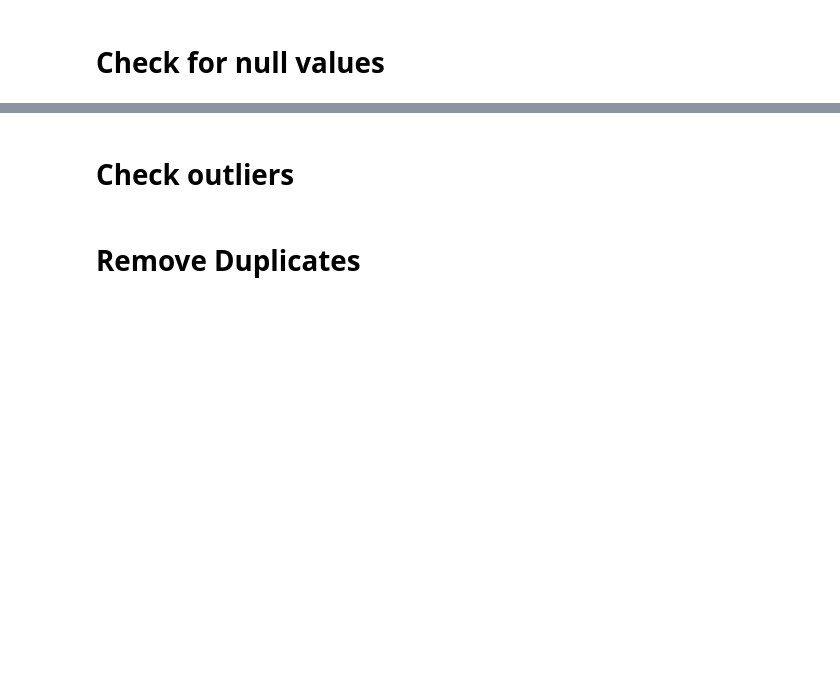
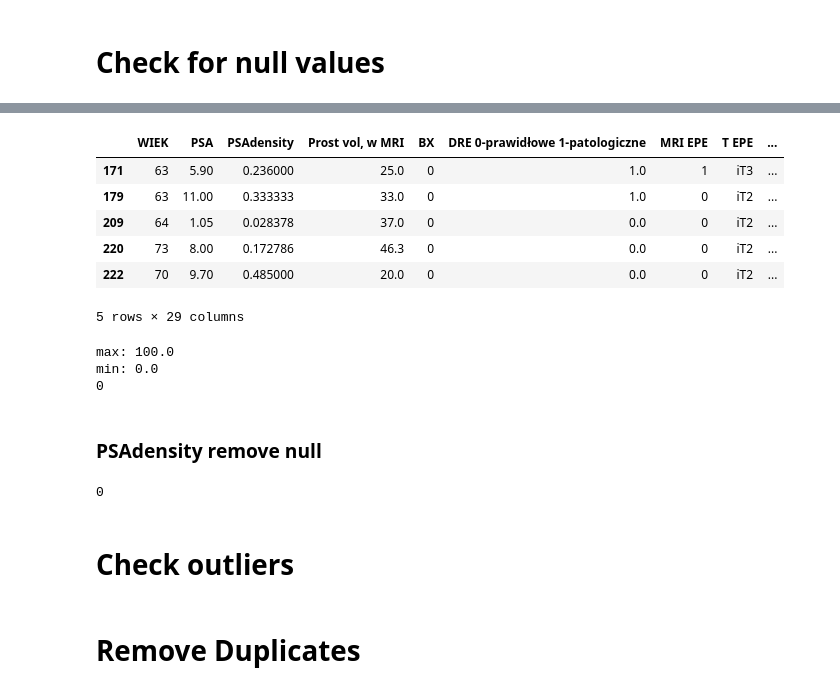
Before and after one commit to PiotrRenk/microscopic-epe-proj, a Jupyter notebook: notebooks/dataset_preprocessing_studenciaki.ipynb, the cells around one changed output, grey strips where cells are left out. Saved outputs shown, nothing was run; the diff lists cells and outputs as text; code cells hidden in the pictures; blank space fills up the shorter version.

```diff
--- a/notebooks/dataset_preprocessing_studenciaki.ipynb
+++ b/notebooks/dataset_preprocessing_studenciaki.ipynb
@@ -122,2 +158,39 @@ Length: 149, dtype: int64
+# %%
+df[df["PIRADS score - zmiana dominująca (IL)"].isnull()]
+# %% [output]
+|  | WIEK | PSA | PSAdensity | Prost vol, w MRI | BX | DRE 0-prawidłowe 1-patologiczne | MRI EPE | T EPE | ... |
+| 171 | 63 | 5.90 | 0.236000 | 25.0 | 0 | 1.0 | 1 | iT3 | ... |
+| 179 | 63 | 11.00 | 0.333333 | 33.0 | 0 | 1.0 | 0 | iT2 | ... |
+| 209 | 64 | 1.05 | 0.028378 | 37.0 | 0 | 0.0 | 0 | iT2 | ... |
+| 220 | 73 | 8.00 | 0.172786 | 46.3 | 0 | 0.0 | 0 | iT2 | ... |
+| 222 | 70 | 9.70 | 0.485000 | 20.0 | 0 | 0.0 | 0 | iT2 | ... |
+5 rows × 29 columns
+# %%
+#print(df["% zajęcia wycinków (CEL)"])
+is_true = df["% zajęcia wycinków (CEL)"] == "0z10"
+#print(df[is_true])
+df.loc[30, "% zajęcia wycinków (CEL)"] = "0.0"
+df["% zajęcia wycinków (CEL)"] = df["% zajęcia wycinków (CEL)"].astype(float)
+max = df["% zajęcia wycinków (CEL)"].max()
+print(f"max: {max}")
+min = df["% zajęcia wycinków (CEL)"].min()
+print(f"min: {min}")
+mask = df["% zajęcia wycinków (CEL)"].isnull()
+mask.sum()
+df.loc[mask, "% zajęcia wycinków (CEL)"] = np.random.randint(int(min), int(max)+1, size=mask.sum())
+print(df["% zajęcia wycinków (CEL)"].isnull().sum())
+# %% [output]
+max: 100.0
+min: 0.0
+0
+# %% [markdown]
+### PSAdensity remove null
+# %%
+df.isnull().sum()
+k = df["PSAdensity"].isnull()
+df.loc[k, "PSAdensity"] = df["PSAdensity"].mean()
+print(df["PSAdensity"].isnull().sum())
+# %% [output]
+0
 # %% [markdown]
 # Check outliers
```
Also changed, not shown: parts of 11 cells of this notebook, 2 other files.
